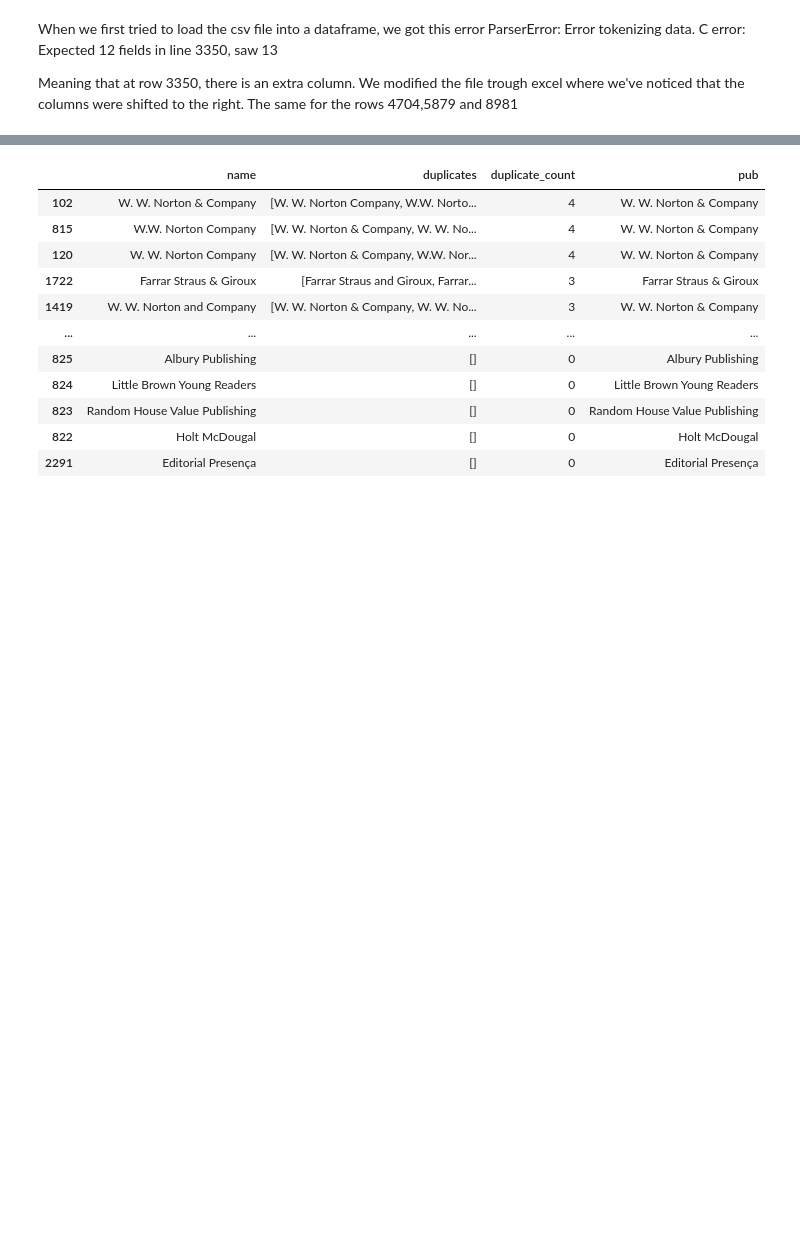
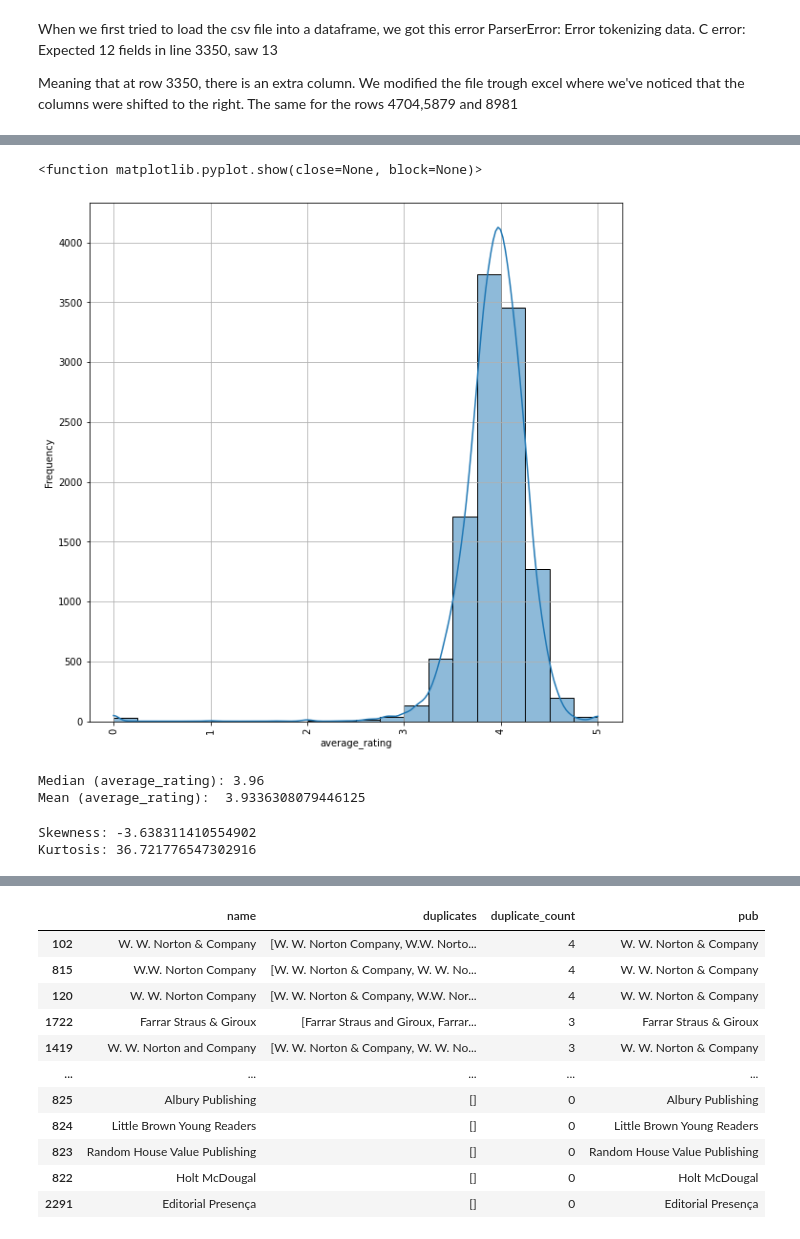
Before and after one commit to rroure/book_rating-project, a Jupyter notebook: script/book_exploratory_cleaning.ipynb, the cells around one changed output, grey strips where cells are left out. Saved outputs shown, nothing was run; the diff lists cells and outputs as text; code cells hidden in the pictures; blank space fills up the shorter version.

```diff
--- a/script/book_exploratory_cleaning.ipynb
+++ b/script/book_exploratory_cleaning.ipynb
@@ -90,0 +220,24 @@ df[pages == 0]
+# %%
+plt.figure(figsize=(10,10))
+sns.histplot(df['average_rating'], kde = True, bins = 20, palette = "hls" )
+plt.xticks(rotation = 90)
+plt.ylabel('Frequency')
+plt.grid()
+plt.show
+# %% [output]
+<function matplotlib.pyplot.show(close=None, block=None)>
+[figure, added]
+# %%
+#median
+print("Median (average_rating):", df.average_rating.median())
+print("Mean (average_rating): ", df.average_rating.mean())
+# %% [output]
+Median (average_rating): 3.96
+Mean (average_rating):  3.9336308079446125
+# %%
+#check the normality of the distribution
+print(f"Skewness: {df['average_rating'].skew()}")
+print(f"Kurtosis: {df['average_rating'].kurt()}")
+# %% [output]
+Skewness: -3.638311410554902
+Kurtosis: 36.721776547302916
```
Also changed, not shown: parts of 53 cells of this notebook.
